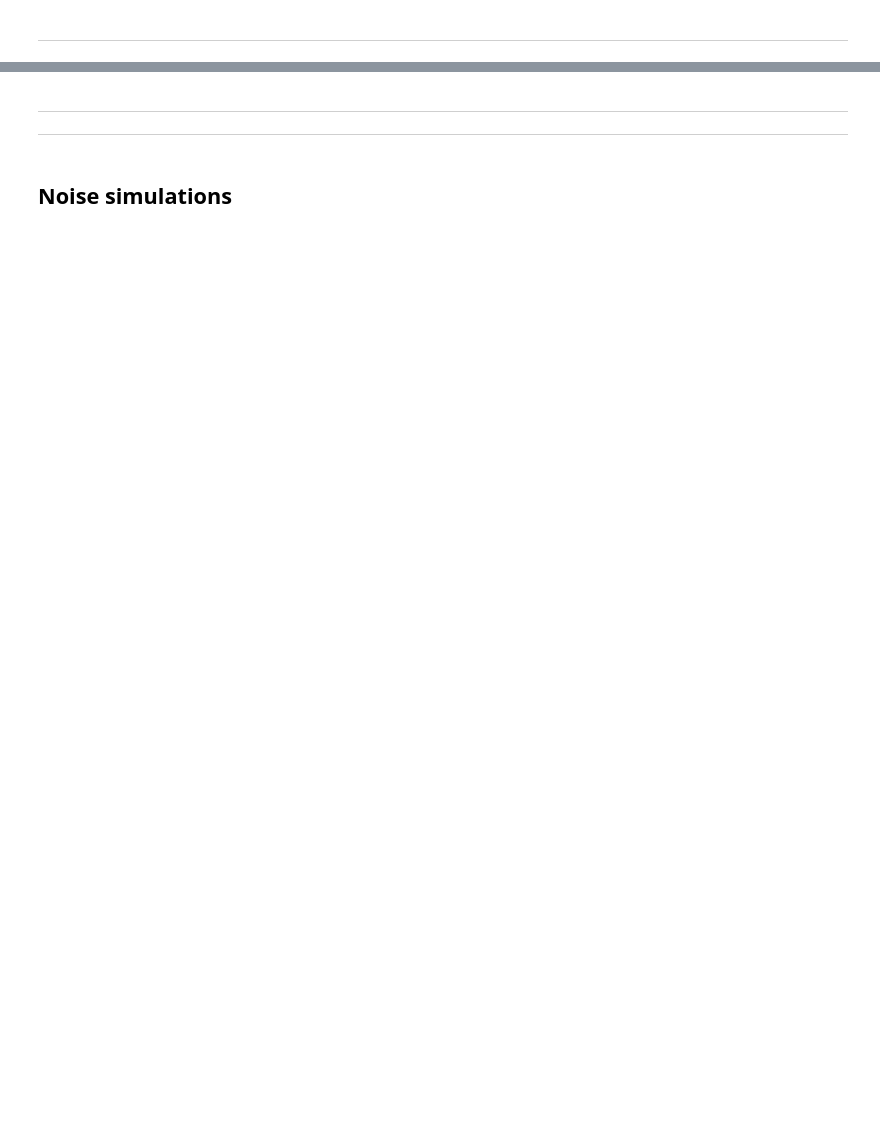
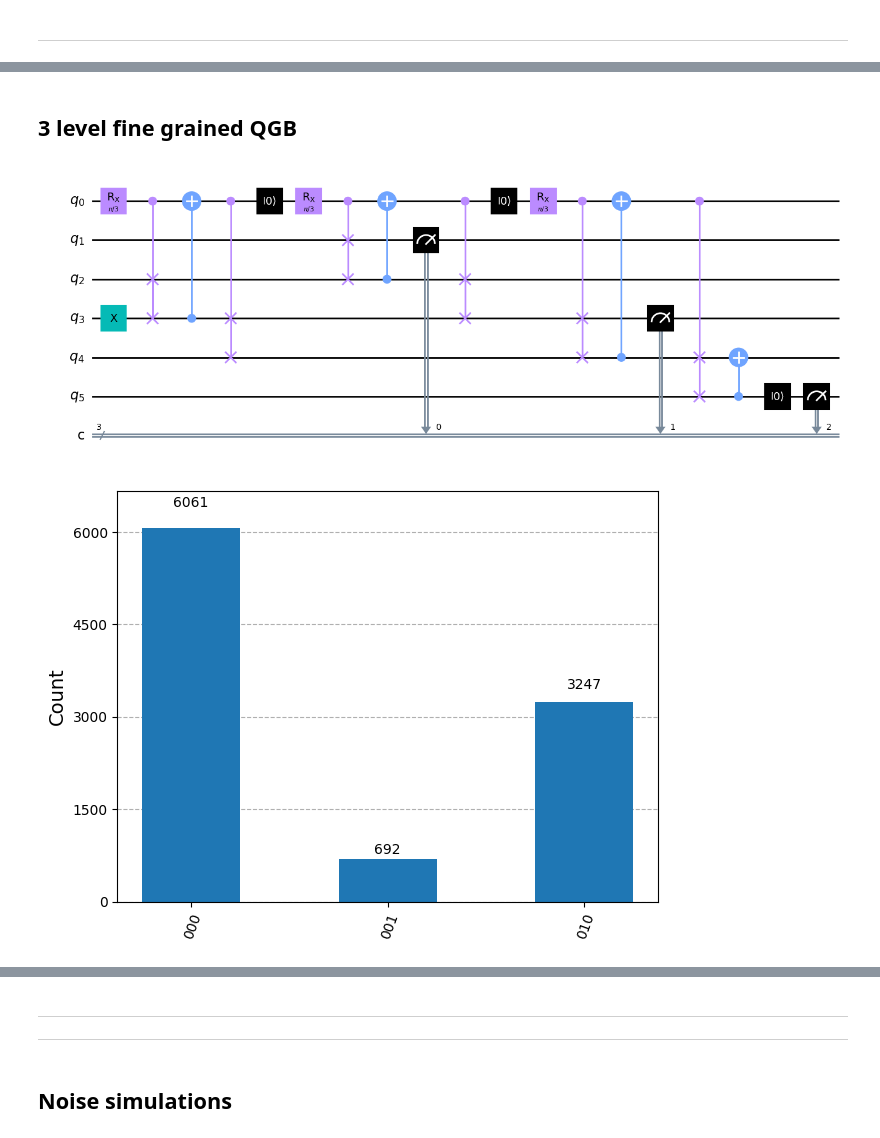
Before and after one commit to virajd98/Q-Plinkers, a Jupyter notebook: WorkingFile.ipynb, the cells around one changed output, grey strips where cells are left out. Saved outputs shown, nothing was run; the diff lists cells and outputs as text; code cells hidden in the pictures; blank space fills up the shorter version.

```diff
--- a/WorkingFile.ipynb
+++ b/WorkingFile.ipynb
@@ -665,0 +388,49 @@ ___
+# %% [markdown]
+## 3 level fine grained QGB
+# %%
+q = QuantumRegister(6, 'q')
+c = ClassicalRegister(3, 'c')
+qc = QuantumCircuit(q, c)
+
+theta= np.pi/3
+
+
+qc.x(q[3])
+# qc.h(q[0])
+qc.rx(theta, q[0])
+qc.cswap(q[0], q[2], q[3])
+qc.cx(q[3], q[0])
+qc.cswap(q[0], q[3], q[4])
+
+qc.reset(q[0])
+# qc.h(q[0])
+qc.rx(theta, q[0])
+qc.cswap(q[0], q[1], q[2])
+qc.cx(q[2], q[0])
+qc.cswap(q[0], q[2], q[3])
+# qc.cx(q[3], q[0])
+qc.reset(q[0])
+qc.rx(theta, q[0])
+qc.cswap(q[0], q[3], q[4])
+qc.cx(q[4], q[0])
+qc.cswap(q[0], q[4], q[5])
+
+qc.cx(q[5], q[4])
+qc.reset(q[5])
+
+for i in range(0,3):
+    qc.measure(q[2*i + 1], c[i])
+
+qc.draw(output='mpl', style='clifford', fold=-1)
+plt.show()
+
+backend = Aer.get_backend('qasm_simulator')
+compiled = transpile(qc, backend)
+job = backend.run(compiled, shots=1e4)
+counts = job.result().get_counts()
+
+plot_histogram(counts)
+plt.show()
+# %% [output]
+[figure, added]
+[figure, added]
```
Also changed, not shown: parts of 35 cells of this notebook, 1 other file.
